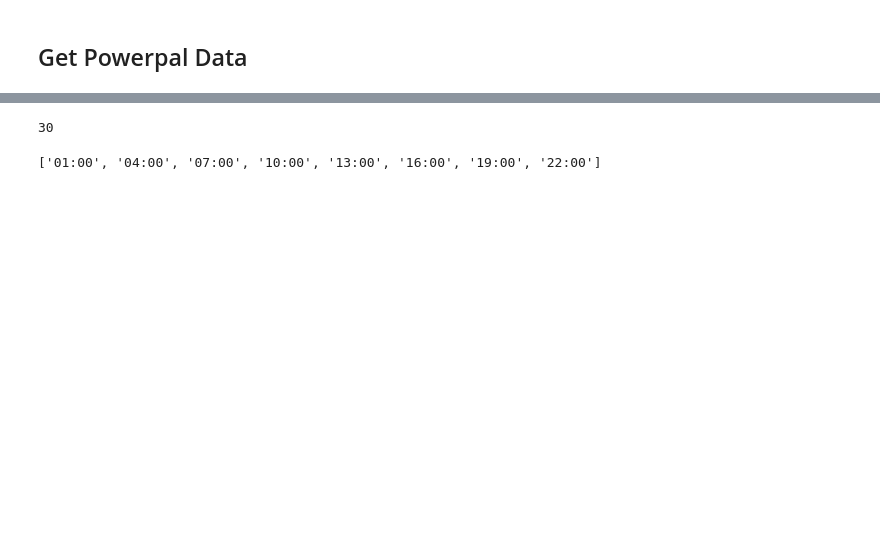
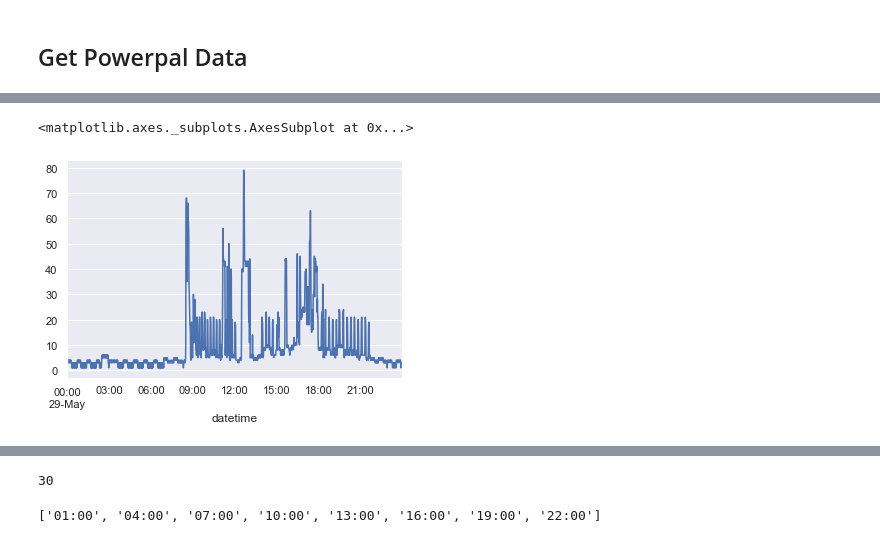
Before and after one commit to Hoops01/MeterDataAnalysis, a Jupyter notebook: MeterDataExtract.ipynb, the cells around one changed output, grey strips where cells are left out. Drawn from its saved outputs; the diff is of its cells as text; code cells hidden in the pictures; blank space fills up the shorter version.

Commit message:
moved towards Powerpal data

```diff
--- a/MeterDataExtract.ipynb
+++ b/MeterDataExtract.ipynb
@@ -45,11 +63,0 @@ I made a small change
-# %%
-filename = '62036025514_20180628_20180816_20180816095107_POWERCOR_DETAILED.csv'
-filename = '62036025514_20180628_20190705_20190705160638_POWERCOR_DETAILED.csv'
-filename = '62036025514_20180628_20191018_20191018101202_POWERCOR_DETAILED.csv'
-filename = '62036025514_20180628_20200107_20200107164659_POWERCOR_DETAILED.csv'
-filename = '62036025514_20180628_20200214_20200214142826_POWERCOR_DETAILED.csv'
-filename = '62036025514_20190212_20210212_20210212102821_POWERCOR_DETAILED.csv'
-filename = '62036025514_20190420_20210420_20210420091402_POWERCOR_DETAILED.csv'
-filename = '62036025514_20190530_20210530_20210530193359_POWERCOR_DETAILED.csv'
-df = get_data(filename)
-df
@@ -118,19 +77,2 @@ dcf
 # %% [markdown]
 ## Get Powerpal Data
-# %%
-from datetime import datetime
-from datetime import timedelta
-
-dateparse = lambda x: datetime.strptime(x, '%Y-%m-%d %H:%M:%S')
-
-# df = pd.read_csv(infile, parse_dates=['datetime'], date_parser=dateparse)
-
-filename = 'powerpal_data_00016633_20210616.csv'
-powerpal_data = pd.read_csv(filename, parse_dates=[0], date_parser=dateparse)
-powerpal_data['datetime'] = powerpal_data.datetime_utc + timedelta(hours=10)
-powerpal_data.drop('datetime_utc', axis=1, inplace=True)
-powerpal_data = powerpal_data.set_index('datetime')
-freq = pd.infer_freq(powerpal_data.index)
-# print(freq)
-powerpal_data = powerpal_data.asfreq(freq)
-powerpal_data
@@ -544,0 +79,15 @@ np.shape(p)
+# %%
+
+files = ['powerpal_data_00016633_20210415_20210714.csv',
+        'powerpal_data_00016633_20210608_20210907.csv',
+        ]
+
+df_list = []
+for filename in files:
+    df_list.append(get_data(filename))
+
+df = df_list[0]
+for dfc in df_list[1:]:
+    df = df.combine_first(dfc)
+# df = pd.concat(df_list, ignore_index=False).sort_index()
+df
@@ -544,0 +178,5 @@ np.shape(p)
+# %%
+df['2021-05-29']['watt_hours'].plot()
+# %% [output]
+<matplotlib.axes._subplots.AxesSubplot at 0x...>
+[figure, added]
```
Also changed, not shown: parts of 93 cells of this notebook.
